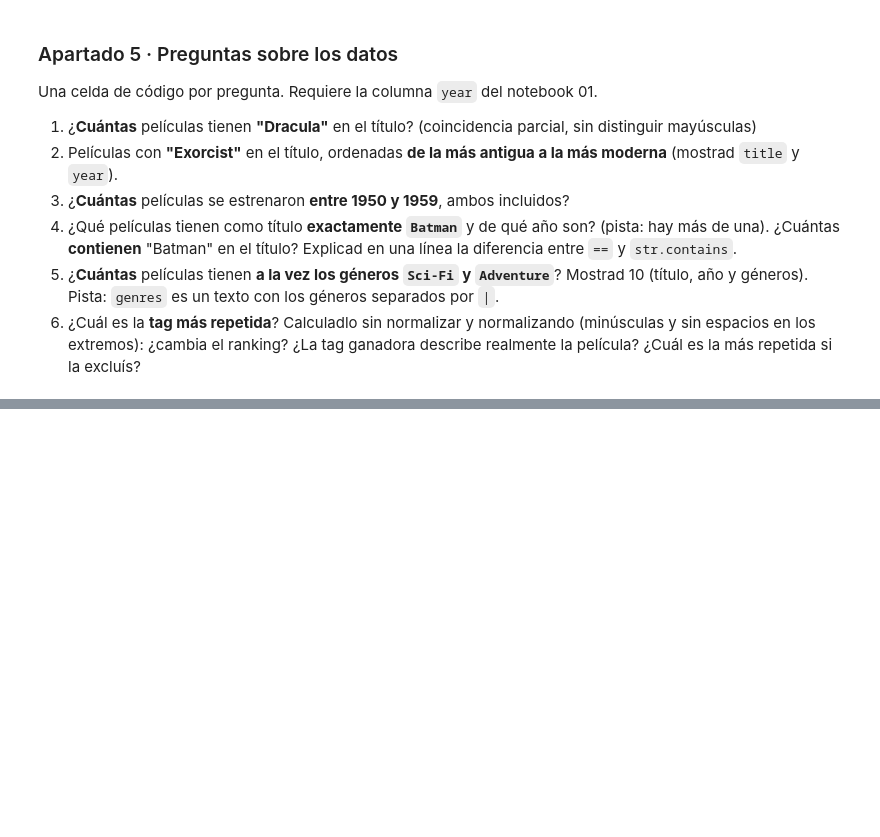
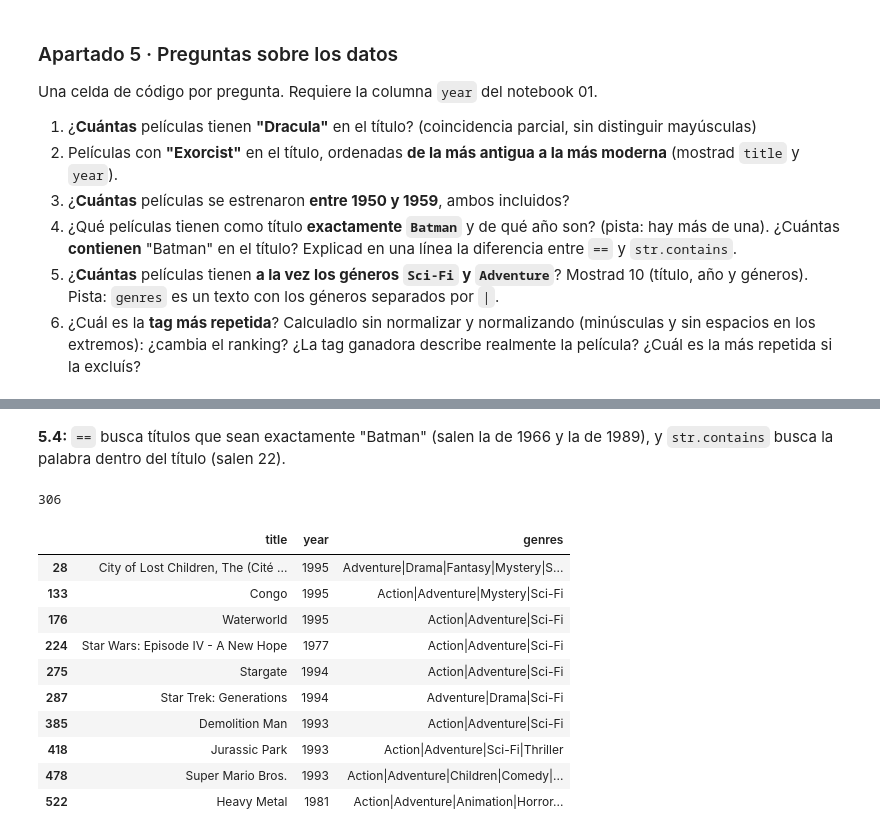
Before and after one commit to Jurovlo/tc-catalogo-peliculas, a Jupyter notebook: 02_analisis.ipynb, the cells around one changed output, grey strips where cells are left out. Saved outputs shown, nothing was run; the diff lists cells and outputs as text; code cells hidden in the pictures; blank space fills up the shorter version.

```diff
--- a/02_analisis.ipynb
+++ b/02_analisis.ipynb
@@ -81,4 +196,25 @@ Una celda de código por pregunta. Requiere la columna `year` del notebook 01.
+# %% [markdown]
+**5.4:** `==` busca títulos que sean exactamente "Batman" (salen la de 1966 y la de 1989), y `str.contains` busca la palabra dentro del título (salen 22).
 # %%
 # --- 5.5 Géneros Sci-Fi y Adventure a la vez ---
+tiene_scifi = movies["genres"].str.contains("Sci-Fi")
+tiene_adventure = movies["genres"].str.contains("Adventure")
+
+mask = tiene_scifi & tiene_adventure
+print(mask.sum())
+display(movies[mask][["title", "year", "genres"]].head(10))
+# %% [output]
+306
+|  | title | year | genres |
+| 28 | City of Lost Children, The (Cité ... | 1995 | Adventure|Drama|Fantasy|Mystery|S... |
+| 133 | Congo | 1995 | Action|Adventure|Mystery|Sci-Fi |
+| 176 | Waterworld | 1995 | Action|Adventure|Sci-Fi |
+| 224 | Star Wars: Episode IV - A New Hope | 1977 | Action|Adventure|Sci-Fi |
+| 275 | Stargate | 1994 | Action|Adventure|Sci-Fi |
+| 287 | Star Trek: Generations | 1994 | Adventure|Drama|Sci-Fi |
+| 385 | Demolition Man | 1993 | Action|Adventure|Sci-Fi |
+| 418 | Jurassic Park | 1993 | Action|Adventure|Sci-Fi|Thriller |
+| 478 | Super Mario Bros. | 1993 | Action|Adventure|Children|Comedy|... |
+| 522 | Heavy Metal | 1981 | Action|Adventure|Animation|Horror... |
 # %%
 # --- 5.6 Tag más repetida ---
```
Also changed, not shown: parts of 11 cells of this notebook.
